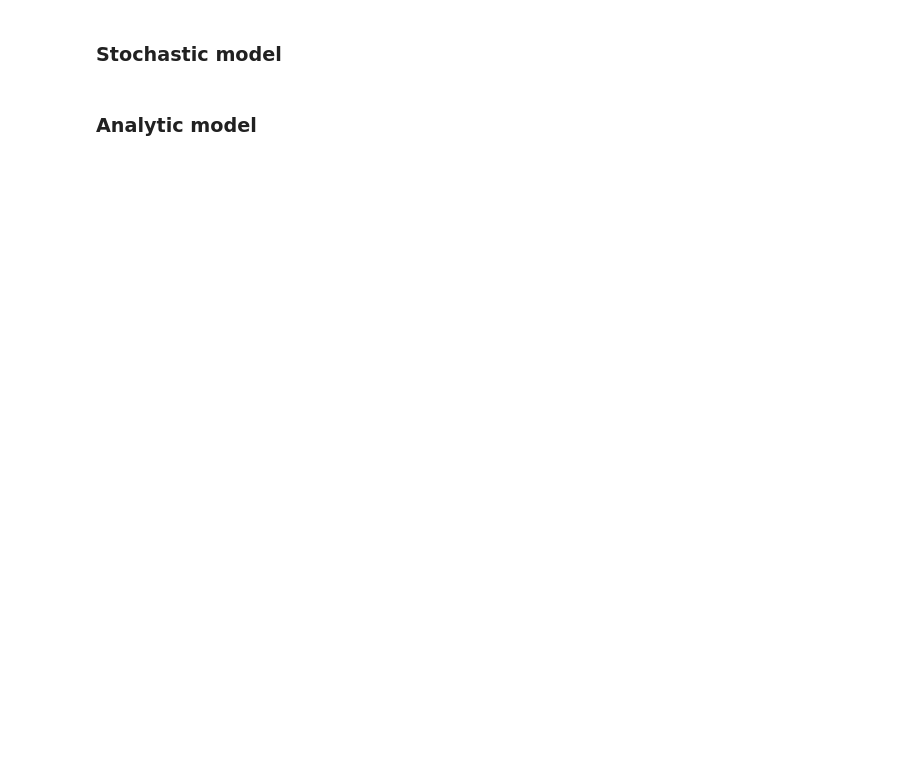
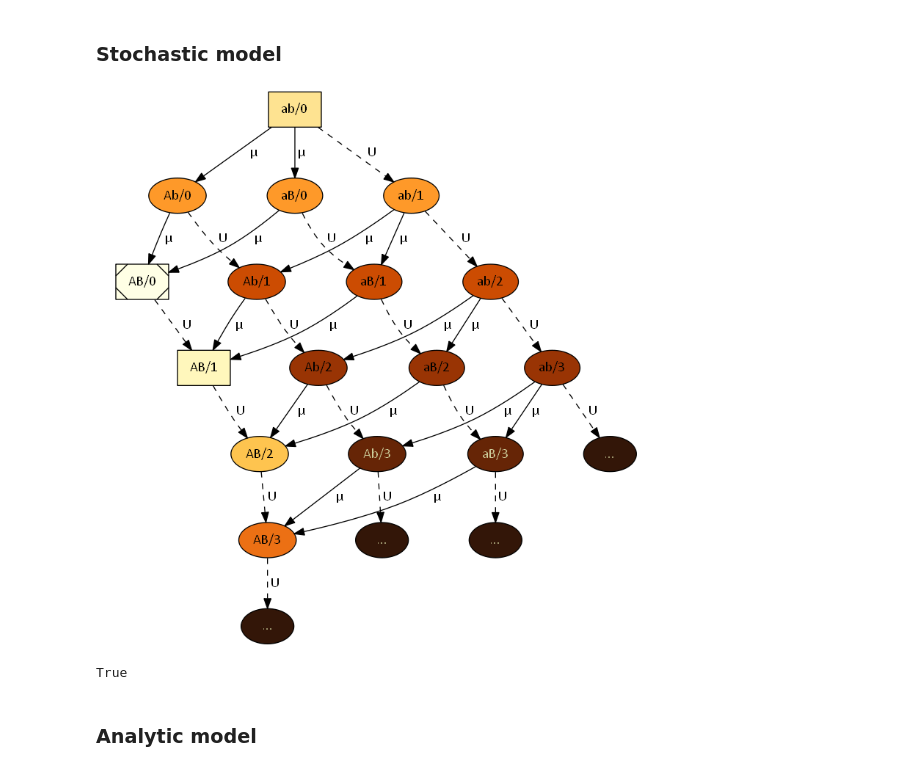
Before and after one commit to yoavram/ruggedsim, a Jupyter notebook: manuscript/figures.ipynb, the cells around one changed output. Saved outputs shown, nothing was run; the diff lists cells and outputs as text; code cells hidden in the pictures; blank space fills up the shorter version.

```diff
--- a/manuscript/figures.ipynb
+++ b/manuscript/figures.ipynb
@@ -866,38 +887,42 @@ for g in genotypes:
 graph = pydot.Dot(graph_type='digraph',strict=True)
 for g in genotypes:
     node = g.to_node()
     graph.add_node(node)
 
 for g in genotypes:
     if g.is_leaf():
         node = pydot.Node(g.name + '...')
         node.set_label('...')
         node.set_style('filled')
         node.set_fillcolor(colors[-1])
         node.set_fontcolor('#CCCC9A')
         node.set_fontname(fontname)
         graph.add_node(node)
         edge = pydot.Edge(g.to_node(), node)
         edge.set_label(' U')
         edge.set_style('dashed')
         edge.set_fontname(fontname)
         graph.add_edge(edge)
     for gs in g.sons:
         edge = pydot.Edge(g.to_node(), gs.to_node())
         if g.name[:2] == gs.name[:2]:
             edge.set_label(' U')
             edge.set_style('dashed')
 
         else:
             edge.set_label(u" \u03BC")
         edge.set_fontname(fontname)
         graph.add_edge(edge)
-graph.set_ratio(2./1)
+graph.set_ratio(1)
 graph
+# %% [output]
+[figure, added]
 # %%
-graph.set_dpi(300)
+graph.set_dpi(150)
 graph.write_png("fitness_landscape_stochastic_model.png")
 #! fitness_landscape_stochastic_model.png
+# %% [output]
+True
 # %% [markdown]
 ### Analytic model
 # %%
```
Also changed, not shown: parts of 16 cells of this notebook, 1 other file.
